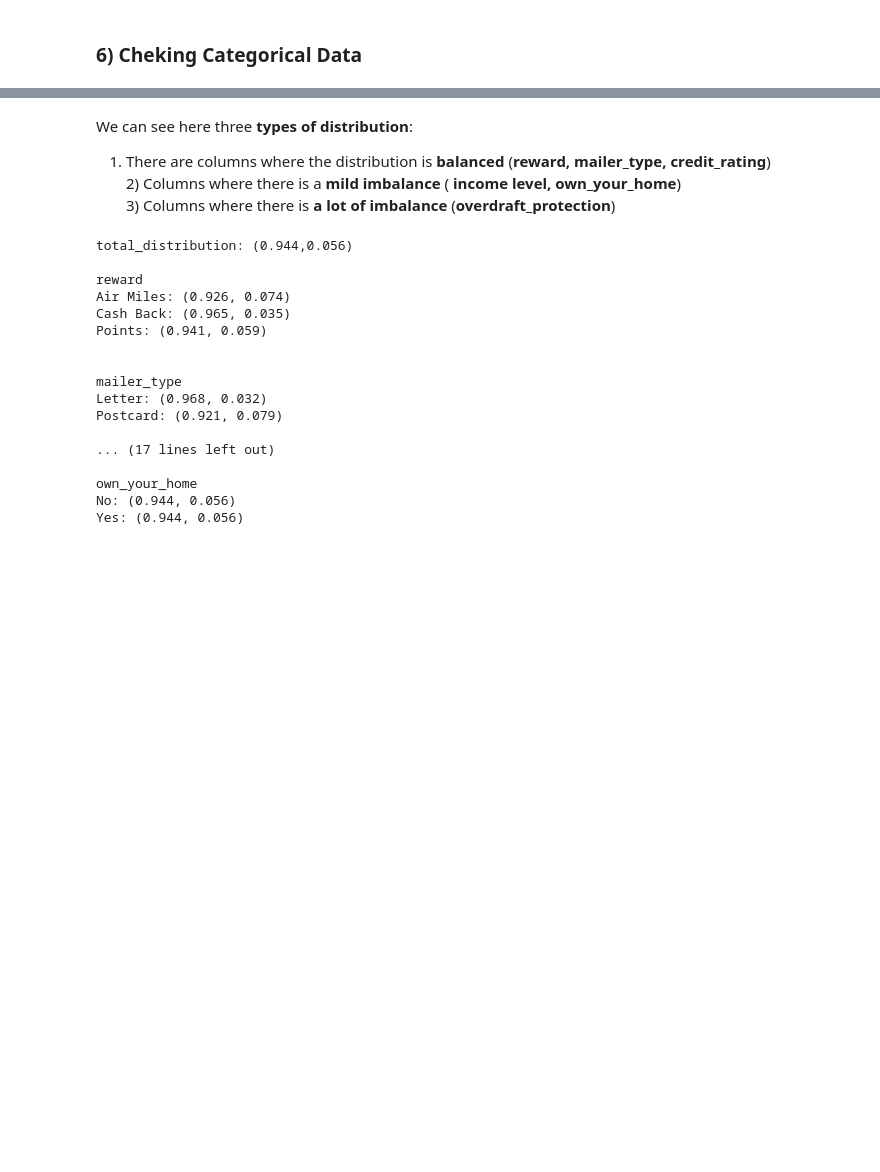
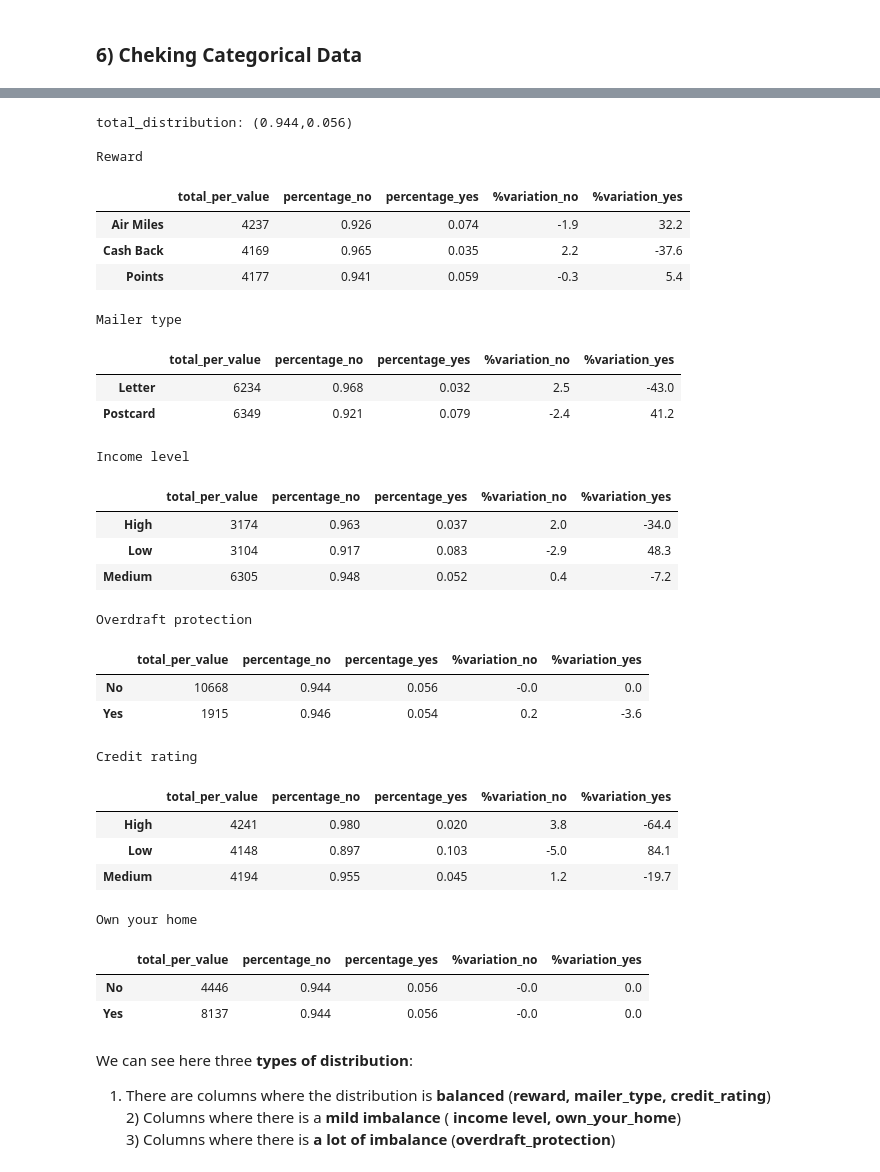
Before and after one commit to sebastianvier/bank_risk_classification_project, a Jupyter notebook: EDA.ipynb, the cells around one changed output, grey strips where cells are left out. Saved outputs shown, nothing was run; the diff lists cells and outputs as text; code cells hidden in the pictures; blank space fills up the shorter version.

```diff
--- a/EDA.ipynb
+++ b/EDA.ipynb
@@ -649,30 +604,0 @@ Name: offer_accepted, dtype: int64
-# %% [markdown]
-We can see here three **types of distribution**:
-1) There are columns where the distribution is **balanced** (**reward, mailer_type, credit_rating**)
-<br>2) Columns where there is a **mild imbalance** ( **income level, own_your_home**)
-<br>3) Columns where there is **a lot of imbalance** (**overdraft_protection**)
-# %%
-total = len(data)
-yes_percentage = round(data.offer_accepted.value_counts()['Yes'] / total,3)
-no_percentage =  round(data.offer_accepted.value_counts()['No'] / total,3)
-
-print(f'total_distribution: ({no_percentage},{yes_percentage})\n')
-print_target_per_discrete(data)
-# %% [output]
-total_distribution: (0.944,0.056)
-
-reward
-Air Miles: (0.926, 0.074)
-Cash Back: (0.965, 0.035)
-Points: (0.941, 0.059)
-
-
-mailer_type
-Letter: (0.968, 0.032)
-Postcard: (0.921, 0.079)
-
-... (17 lines left out)
-
-own_your_home
-No: (0.944, 0.056)
-Yes: (0.944, 0.056)
@@ -678,0 +607,42 @@ Yes: (0.944, 0.056)
+# %%
+total = len(data)
+yes_percentage = round(data.offer_accepted.value_counts()['Yes'] / total,3)
+no_percentage =  round(data.offer_accepted.value_counts()['No'] / total,3)
+
+print(f'total_distribution: ({no_percentage},{yes_percentage})\n')
+display_target_per_discrete(data)
+# %% [output]
+total_distribution: (0.944,0.056)
+
+Reward
+|  | total_per_value | percentage_no | percentage_yes | %variation_no | %variation_yes |
+| Air Miles | 4237 | 0.926 | 0.074 | -1.9 | 32.2 |
+| Cash Back | 4169 | 0.965 | 0.035 | 2.2 | -37.6 |
+| Points | 4177 | 0.941 | 0.059 | -0.3 | 5.4 |
+Mailer type
+|  | total_per_value | percentage_no | percentage_yes | %variation_no | %variation_yes |
+| Letter | 6234 | 0.968 | 0.032 | 2.5 | -43.0 |
+| Postcard | 6349 | 0.921 | 0.079 | -2.4 | 41.2 |
+Income level
+|  | total_per_value | percentage_no | percentage_yes | %variation_no | %variation_yes |
+| High | 3174 | 0.963 | 0.037 | 2.0 | -34.0 |
+| Low | 3104 | 0.917 | 0.083 | -2.9 | 48.3 |
+| Medium | 6305 | 0.948 | 0.052 | 0.4 | -7.2 |
+Overdraft protection
+|  | total_per_value | percentage_no | percentage_yes | %variation_no | %variation_yes |
+| No | 10668 | 0.944 | 0.056 | -0.0 | 0.0 |
+| Yes | 1915 | 0.946 | 0.054 | 0.2 | -3.6 |
+Credit rating
+|  | total_per_value | percentage_no | percentage_yes | %variation_no | %variation_yes |
+| High | 4241 | 0.980 | 0.020 | 3.8 | -64.4 |
+| Low | 4148 | 0.897 | 0.103 | -5.0 | 84.1 |
+| Medium | 4194 | 0.955 | 0.045 | 1.2 | -19.7 |
+Own your home
+|  | total_per_value | percentage_no | percentage_yes | %variation_no | %variation_yes |
+| No | 4446 | 0.944 | 0.056 | -0.0 | 0.0 |
+| Yes | 8137 | 0.944 | 0.056 | -0.0 | 0.0 |
+# %% [markdown]
+We can see here three **types of distribution**:
+1) There are columns where the distribution is **balanced** (**reward, mailer_type, credit_rating**)
+<br>2) Columns where there is a **mild imbalance** ( **income level, own_your_home**)
+<br>3) Columns where there is **a lot of imbalance** (**overdraft_protection**)
```
Also changed, not shown: parts of 32 cells of this notebook.
